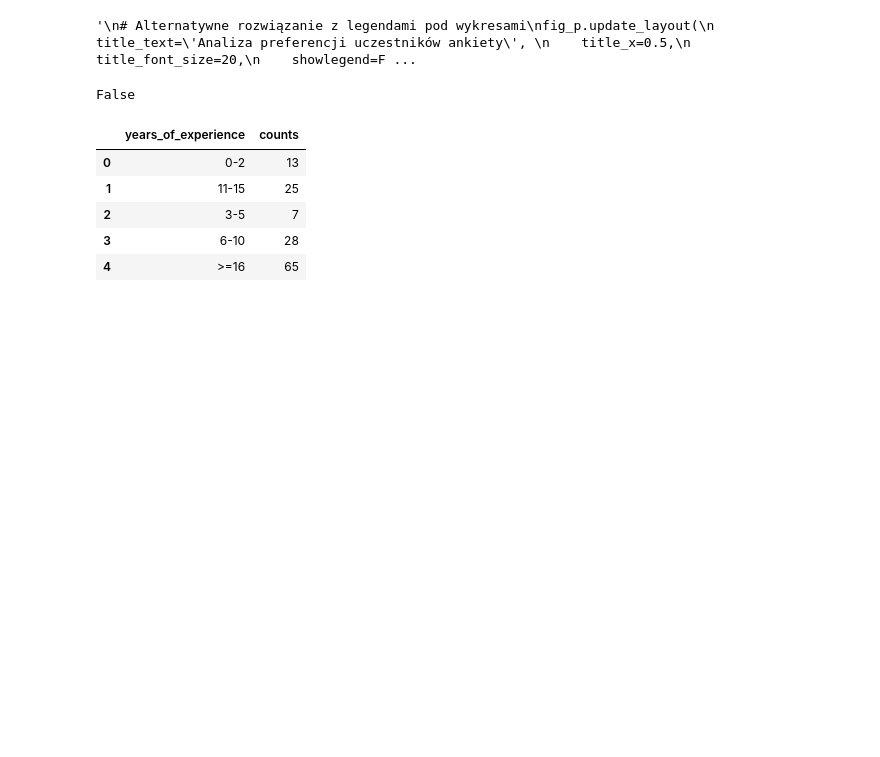
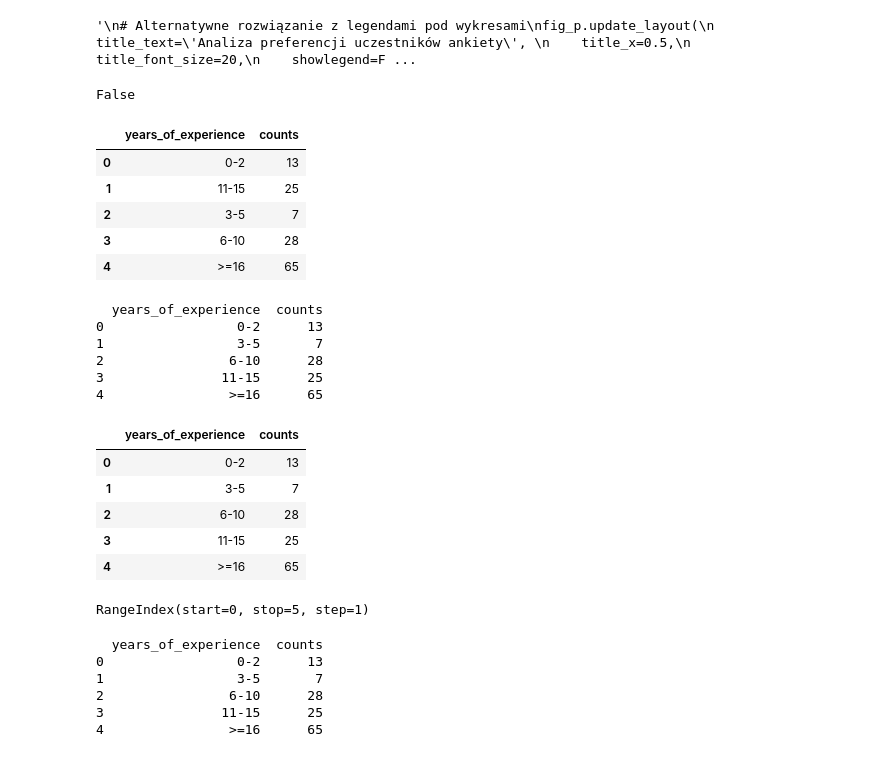
Before and after one commit to waltad/survey-review-app, a Jupyter notebook: research.ipynb, the cells around one changed output. Saved outputs shown, nothing was run; the diff lists cells and outputs as text; code cells hidden in the pictures; blank space fills up the shorter version.

Commit message:
adding experiment with sorting years of experience

```diff
--- a/research.ipynb
+++ b/research.ipynb
@@ -663,6 +662,59 @@ df_experience
 | 2 | 3-5 | 7 |
 | 3 | 6-10 | 28 |
 | 4 | >=16 | 65 |
+# %%
+# Assuming your dataframe is called 'df'
+def extract_sort_key(experience):
+    if experience == '>=16':
+        return 16
+    elif '-' in experience:
+        return int(experience.split('-')[0])
+    else:
+        # Handle any other cases
+        return 0
+
+# Method 1: Using a custom function
+df_experience['sort_key'] = df_experience['years_of_experience'].apply(extract_sort_key)
+df_sorted_1 = df_experience.sort_values('sort_key').drop('sort_key', axis=1).reset_index(drop=True)
+
+print(df_sorted_1)
+# %% [output]
+  years_of_experience  counts
+0                 0-2      13
+1                 3-5       7
+2                6-10      28
+3               11-15      25
+4                >=16      65
+# %%
+# Method 2: Using regex and replace
+df_experience['sort_key'] = df_experience['years_of_experience'].str.replace('>=', '').str.split('-').str[0].astype(int)
+df_experience_sorted = df_experience.sort_values('sort_key').drop('sort_key', axis=1).reset_index(drop=True)
+df_experience_sorted
+# %% [output]
+|  | years_of_experience | counts |
+| 0 | 0-2 | 13 |
+| 1 | 3-5 | 7 |
+| 2 | 6-10 | 28 |
+| 3 | 11-15 | 25 |
+| 4 | >=16 | 65 |
+# %%
+df_experience_sorted.index
+# %% [output]
+RangeIndex(start=0, stop=5, step=1)
+# %%
+# Method 3: Manual mapping
+experience_order = {'0-2': 0, '3-5': 3, '6-10': 6, '11-15': 11, '>=16': 16}
+df_experience['sort_key'] = df_experience['years_of_experience'].map(experience_order)
+df_sorted = df_experience.sort_values('sort_key').drop('sort_key', axis=1).reset_index(drop=True)
+
+print(df_sorted)
+# %% [output]
+  years_of_experience  counts
+0                 0-2      13
+1                 3-5       7
+2                6-10      28
+3               11-15      25
+4                >=16      65
 # %%
 px.scatter(df_experience, x='years_of_experience', y='counts', title='Lata doświadczenia')
 # %%
```
Also changed, not shown: parts of 3 cells of this notebook.
